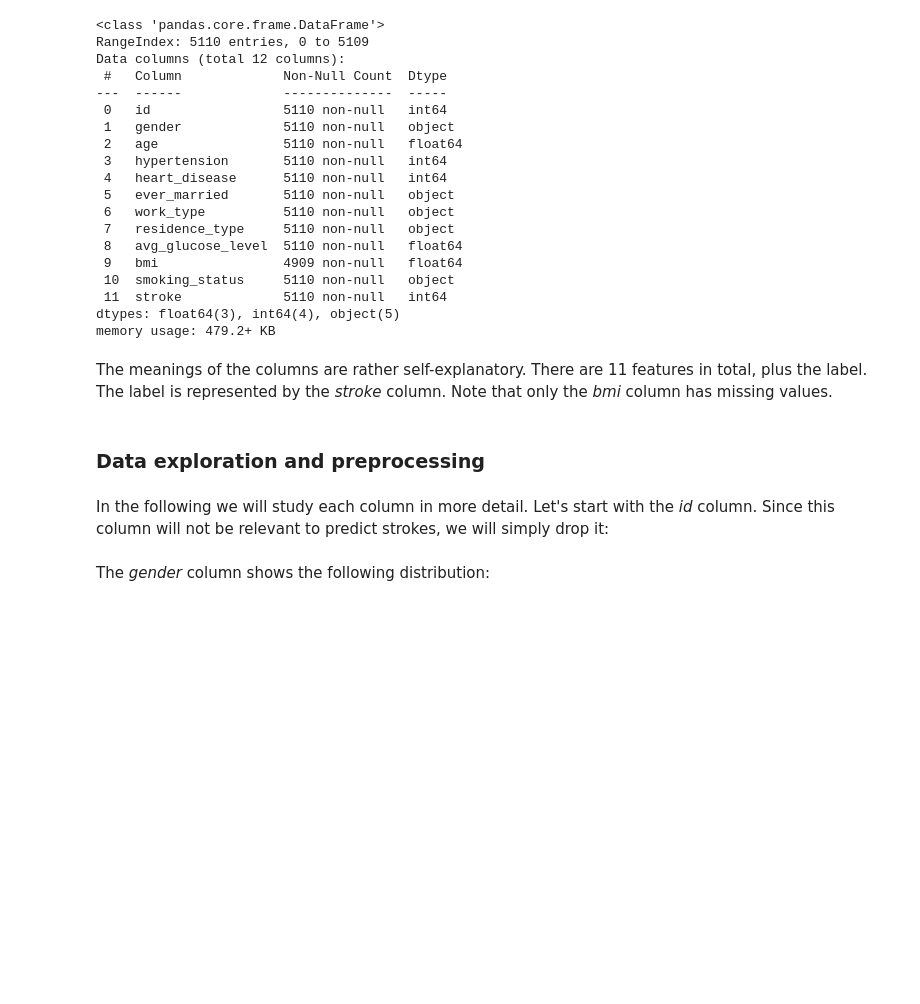
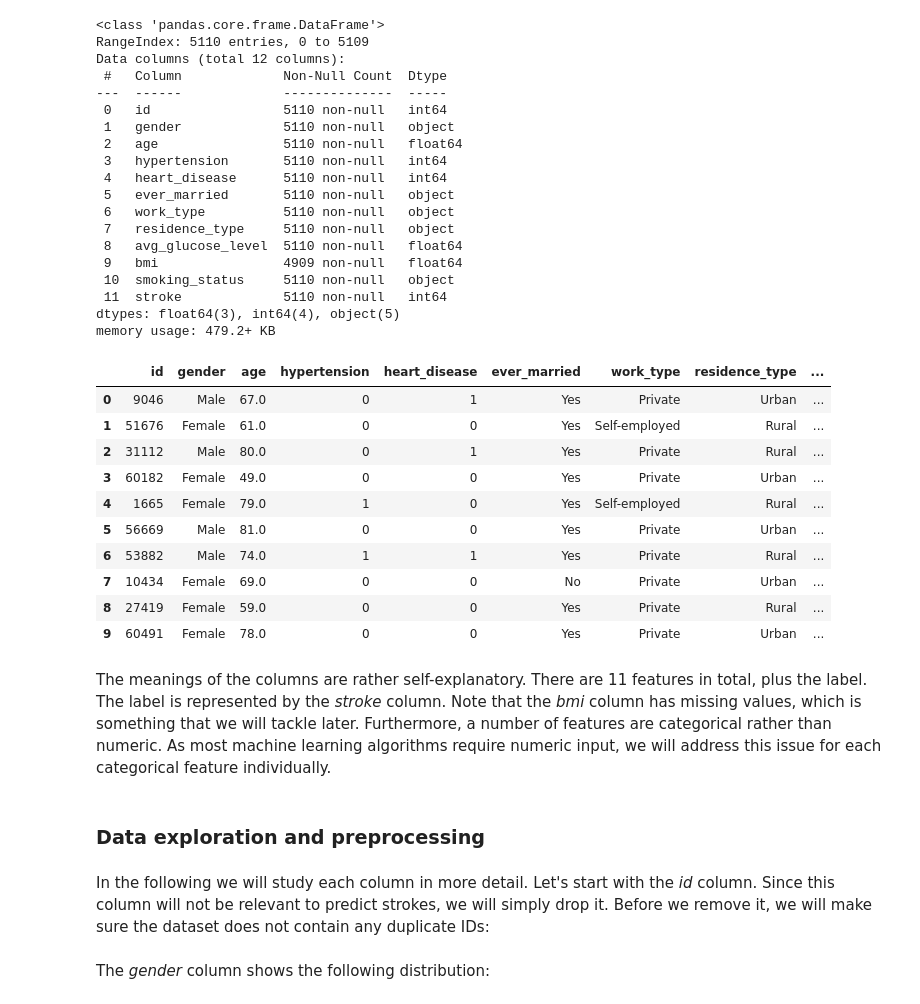
Before and after one commit to tvdaal/stroke-predictions, a Jupyter notebook: stroke_analysis.ipynb, the cells around one changed output. Saved outputs shown, nothing was run; the diff lists cells and outputs as text; code cells hidden in the pictures; blank space fills up the shorter version.

```diff
--- a/stroke_analysis.ipynb
+++ b/stroke_analysis.ipynb
@@ -56,10 +62,24 @@ Data columns (total 12 columns):
  11  stroke             5110 non-null   int64
 dtypes: float64(3), int64(4), object(5)
 memory usage: 479.2+ KB
+# %%
+df.head(10)
+# %% [output]
+|  | id | gender | age | hypertension | heart_disease | ever_married | work_type | residence_type | ... |
+| 0 | 9046 | Male | 67.0 | 0 | 1 | Yes | Private | Urban | ... |
+| 1 | 51676 | Female | 61.0 | 0 | 0 | Yes | Self-employed | Rural | ... |
+| 2 | 31112 | Male | 80.0 | 0 | 1 | Yes | Private | Rural | ... |
+| 3 | 60182 | Female | 49.0 | 0 | 0 | Yes | Private | Urban | ... |
+| 4 | 1665 | Female | 79.0 | 1 | 0 | Yes | Self-employed | Rural | ... |
+| 5 | 56669 | Male | 81.0 | 0 | 0 | Yes | Private | Urban | ... |
+| 6 | 53882 | Male | 74.0 | 1 | 1 | Yes | Private | Rural | ... |
+| 7 | 10434 | Female | 69.0 | 0 | 0 | No | Private | Urban | ... |
+| 8 | 27419 | Female | 59.0 | 0 | 0 | Yes | Private | Rural | ... |
+| 9 | 60491 | Female | 78.0 | 0 | 0 | Yes | Private | Urban | ... |
 # %% [markdown]
-The meanings of the columns are rather self-explanatory. There are 11 features in total, plus the label. The label is represented by the *stroke* column. Note that only the *bmi* column has missing values.
+The meanings of the columns are rather self-explanatory. There are 11 features in total, plus the label. The label is represented by the *stroke* column. Note that the *bmi* column has missing values, which is something that we will tackle later. Furthermore, a number of features are categorical rather than numeric. As most machine learning algorithms require numeric input, we will address this issue for each categorical feature individually.
 # %% [markdown]
 ### Data exploration and preprocessing
 # %% [markdown]
-In the following we will study each column in more detail. Let's start with the *id* column. Since this column will not be relevant to predict strokes, we will simply drop it:
+In the following we will study each column in more detail. Let's start with the *id* column. Since this column will not be relevant to predict strokes, we will simply drop it. Before we remove it, we will make sure the dataset does not contain any duplicate IDs:
 # %%
```
Also changed, not shown: parts of 25 cells of this notebook.
